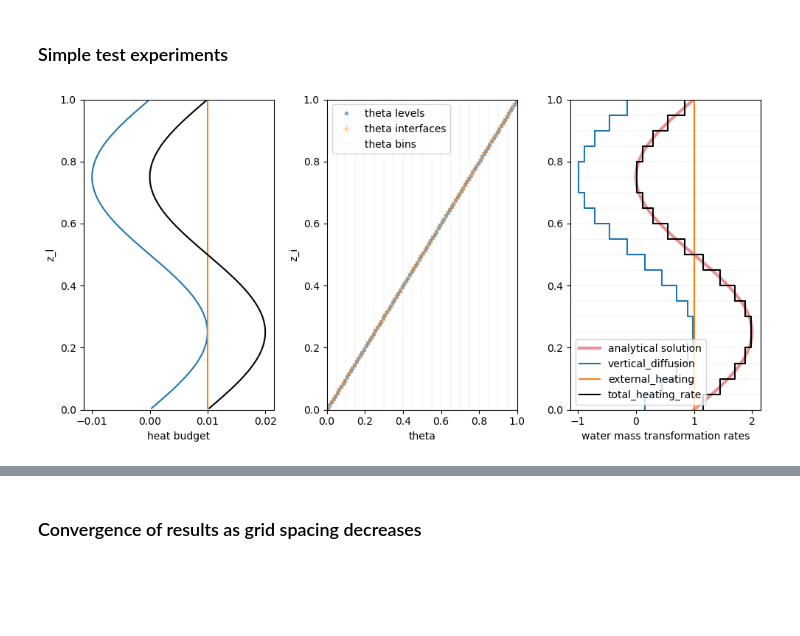
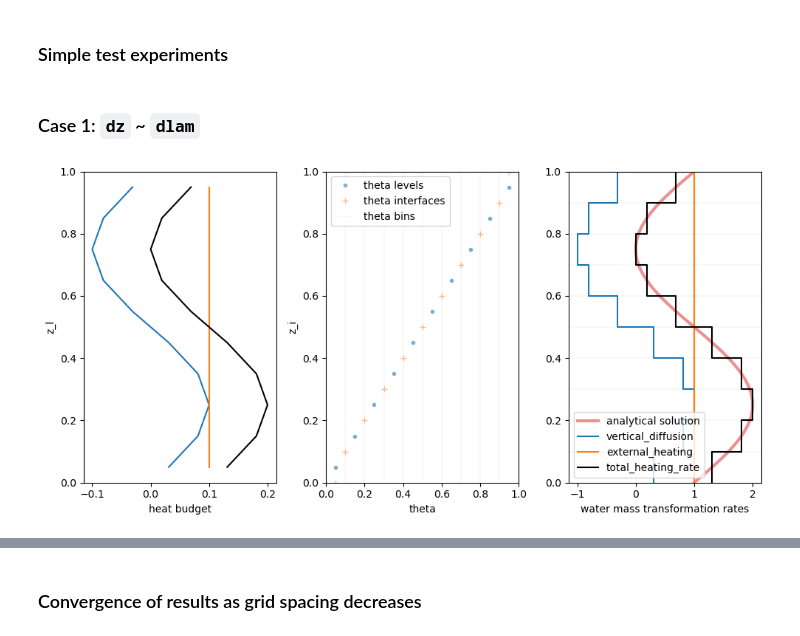
Before and after one commit to NOAA-GFDL/xwmt, a Jupyter notebook: notebooks/testing_examples.ipynb, the cells around one changed output, grey strips where cells are left out. Cells and saved outputs as stored; diff of their text form; code cells hidden in the pictures; blank space fills up the shorter version.

Commit message:
Explore effects of varying ratio of `dz` to `dlam`
- Main takeaway is that there are problems when there are lambda bins
that do not correspond to any cells in the dataset.

```diff
--- a/notebooks/testing_examples.ipynb
+++ b/notebooks/testing_examples.ipynb
@@ -23,4 +19,10 @@ bins = np.arange(0., 1.+dlam, dlam)
+# %% [markdown]
+### Case 1: `dz` ~ `dlam`
 # %%
+dz = 1.e-1
+dlam = 1.e-1
+bins = np.arange(0., 1.+dlam, dlam)
+
 def lam_constant_stratification(z):
     return z
 
@@ -88,31 +90,31 @@ lam_i = (
     .rename(lam.name)
 )
 lam_i.plot(y="z_i", marker="+", linewidth=0., alpha=0.5, label="theta interfaces")
 for b in bins:
     plt.axvline(b, color='k', alpha=0.15, lw=0.25)
 plt.axvline(np.nan, color='k', alpha=0.15, lw=0.25, label="theta bins")
 plt.ylim(0, 1)
 plt.xlim(0, 1)
 plt.title("")
 plt.legend()
 
 plt.subplot(1,3,3)
 lam = wmts[wmt].theta
 dlam_analytical = 1.e-5
 lam_analytical = np.arange(dlam_analytical/2, 1., dlam_analytical)
 plt.plot(exact_solution(lam_analytical), lam_analytical, color="C3", ls="-", label="analytical solution", alpha=0.5, lw=3)
 
 for wmt in budget_dict['heat']['rhs'].values():
     plt.step(np.append(wmts[wmt], [0]), bins, label=wmt, where="pre")
 for wmt in budget_dict['heat']['lhs'].values():
     plt.step(np.append(wmts[wmt], [0]), bins, label=wmt, color="k", where="pre")
 for b in bins:
     plt.axhline(b, color='k', alpha=0.15, lw=0.25)
 plt.ylim(0, 1)
 
 plt.legend()
 plt.ylim(0, 1)
 plt.xlabel("water mass transformation rates")
 plt.tight_layout()
 # %% [output]
-[figure, old version]
+[figure, new version]
```
Also changed, not shown: parts of 10 cells of this notebook.
